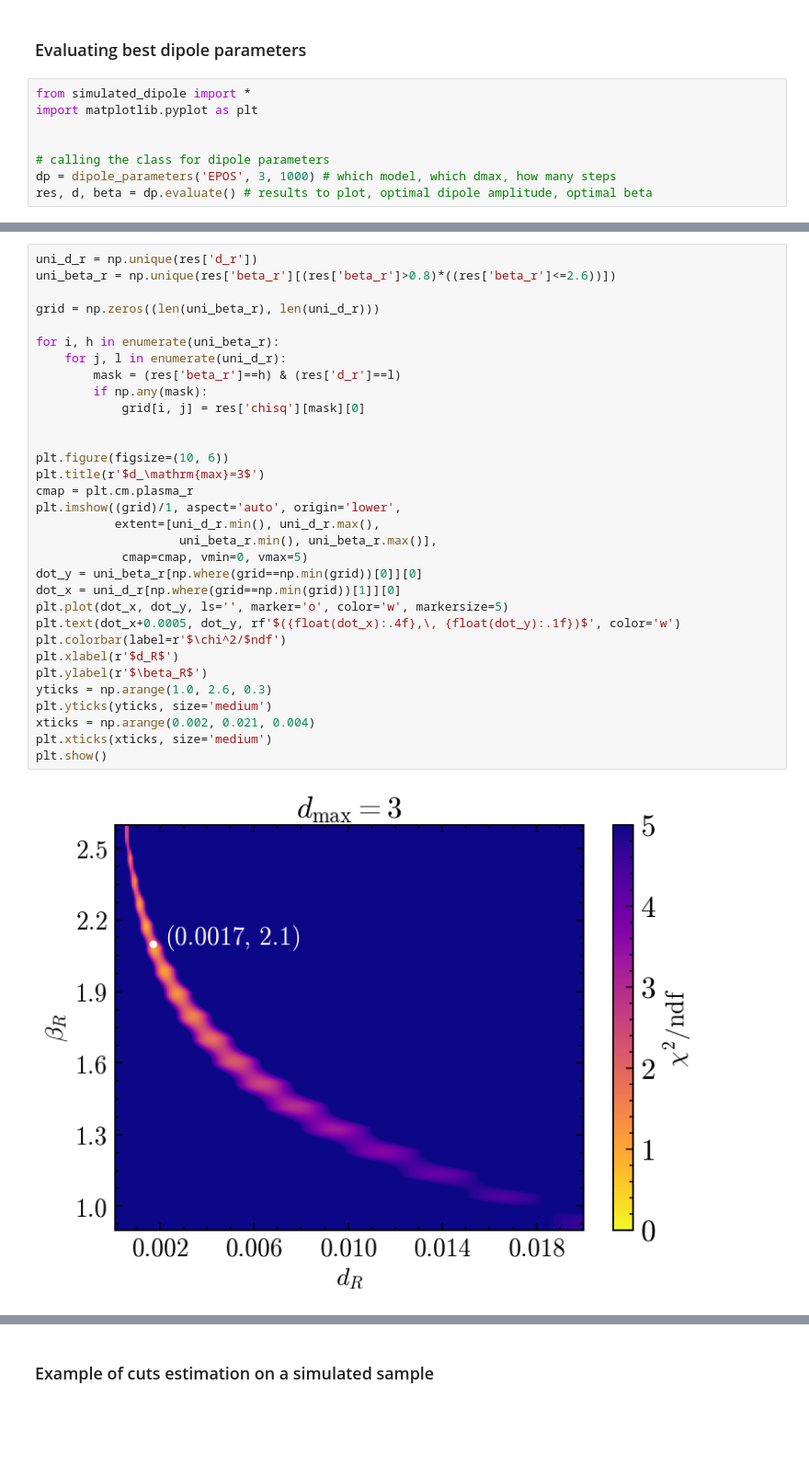
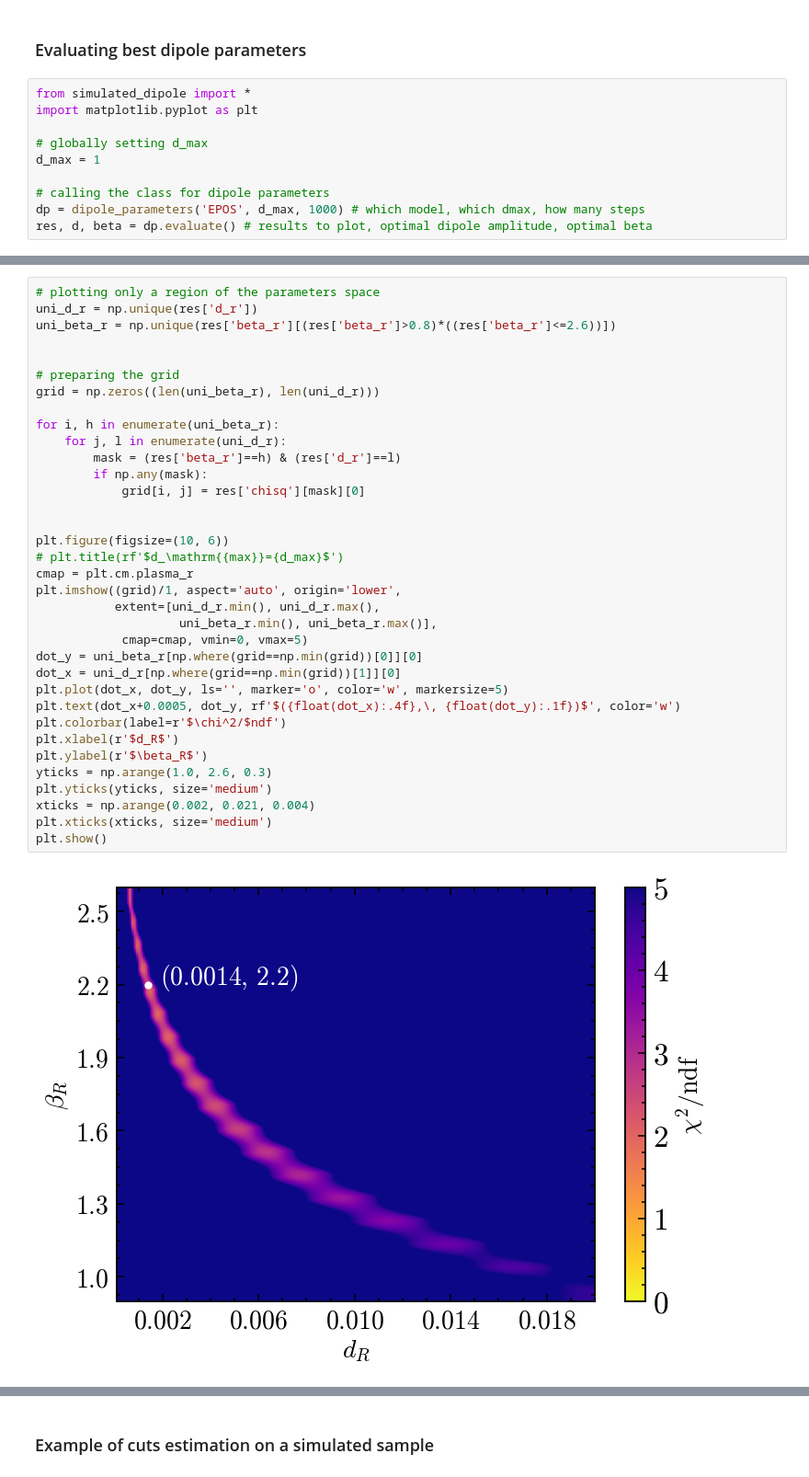
Before and after one commit to paolo-magnani/aixnet_simulations, a Jupyter notebook: plots_laquila.ipynb, the cells around one changed output, grey strips where cells are left out. Shown at 92% size. Cells and saved outputs as stored; diff of their text form; blank space fills up the shorter version.

Commit message:
final plots completed

```diff
--- a/plots_laquila.ipynb
+++ b/plots_laquila.ipynb
@@ -8,9 +8,11 @@ This notebook produces all the necessary plots for l'Aquila. Since there is no E
 from simulated_dipole import *
 import matplotlib.pyplot as plt
 
+# globally setting d_max
+d_max = 1
 
 # calling the class for dipole parameters
-dp = dipole_parameters('EPOS', 3, 1000) # which model, which dmax, how many steps
+dp = dipole_parameters('EPOS', d_max, 1000) # which model, which dmax, how many steps
 res, d, beta = dp.evaluate() # results to plot, optimal dipole amplitude, optimal beta
 # %% [output]
 Model chosen: EPOS
@@ -23,35 +25,38 @@ Best beta_r: [2.1]
 # %%
+# plotting only a region of the parameters space
 uni_d_r = np.unique(res['d_r'])
 uni_beta_r = np.unique(res['beta_r'][(res['beta_r']>0.8)*((res['beta_r']<=2.6))])
 
+
+# preparing the grid
 grid = np.zeros((len(uni_beta_r), len(uni_d_r)))
 
 for i, h in enumerate(uni_beta_r):
     for j, l in enumerate(uni_d_r):
         mask = (res['beta_r']==h) & (res['d_r']==l)
         if np.any(mask):
             grid[i, j] = res['chisq'][mask][0]
 
 
 plt.figure(figsize=(10, 6))
-plt.title(r'$d_\mathrm{max}=3$')
+# plt.title(rf'$d_\mathrm{{max}}={d_max}$')
 cmap = plt.cm.plasma_r
 plt.imshow((grid)/1, aspect='auto', origin='lower',
            extent=[uni_d_r.min(), uni_d_r.max(),
                     uni_beta_r.min(), uni_beta_r.max()],
             cmap=cmap, vmin=0, vmax=5)
 dot_y = uni_beta_r[np.where(grid==np.min(grid))[0]][0]
 dot_x = uni_d_r[np.where(grid==np.min(grid))[1]][0]
 plt.plot(dot_x, dot_y, ls='', marker='o', color='w', markersize=5)
 plt.text(dot_x+0.0005, dot_y, rf'$({float(dot_x):.4f},\, {float(dot_y):.1f})$', color='w')
 plt.colorbar(label=r'$\chi^2/$ndf')
 plt.xlabel(r'$d_R$')
 plt.ylabel(r'$\beta_R$')
 yticks = np.arange(1.0, 2.6, 0.3)
 plt.yticks(yticks, size='medium')
 xticks = np.arange(0.002, 0.021, 0.004)
 plt.xticks(xticks, size='medium')
 plt.show()
 # %% [output]
-[figure, old version]
+[figure, new version]
 # %%
```
Also changed, not shown: parts of 6 cells of this notebook, 1 other file.
